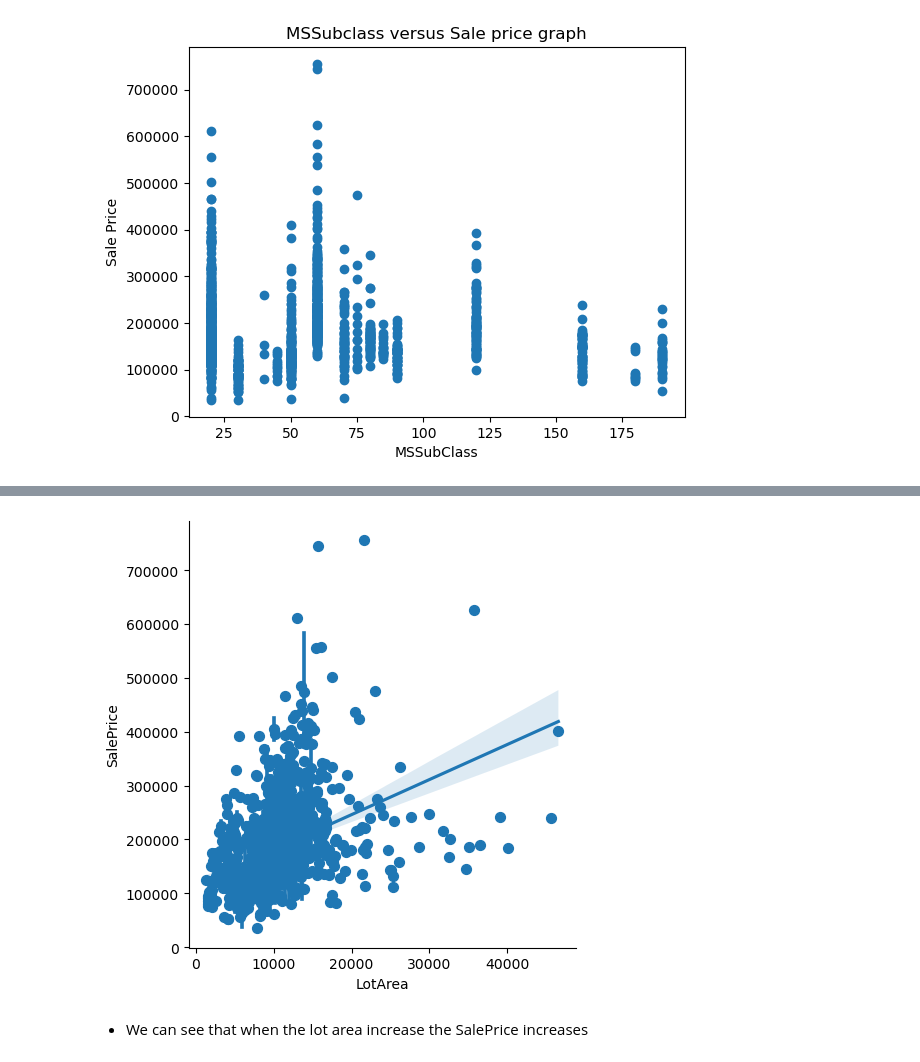
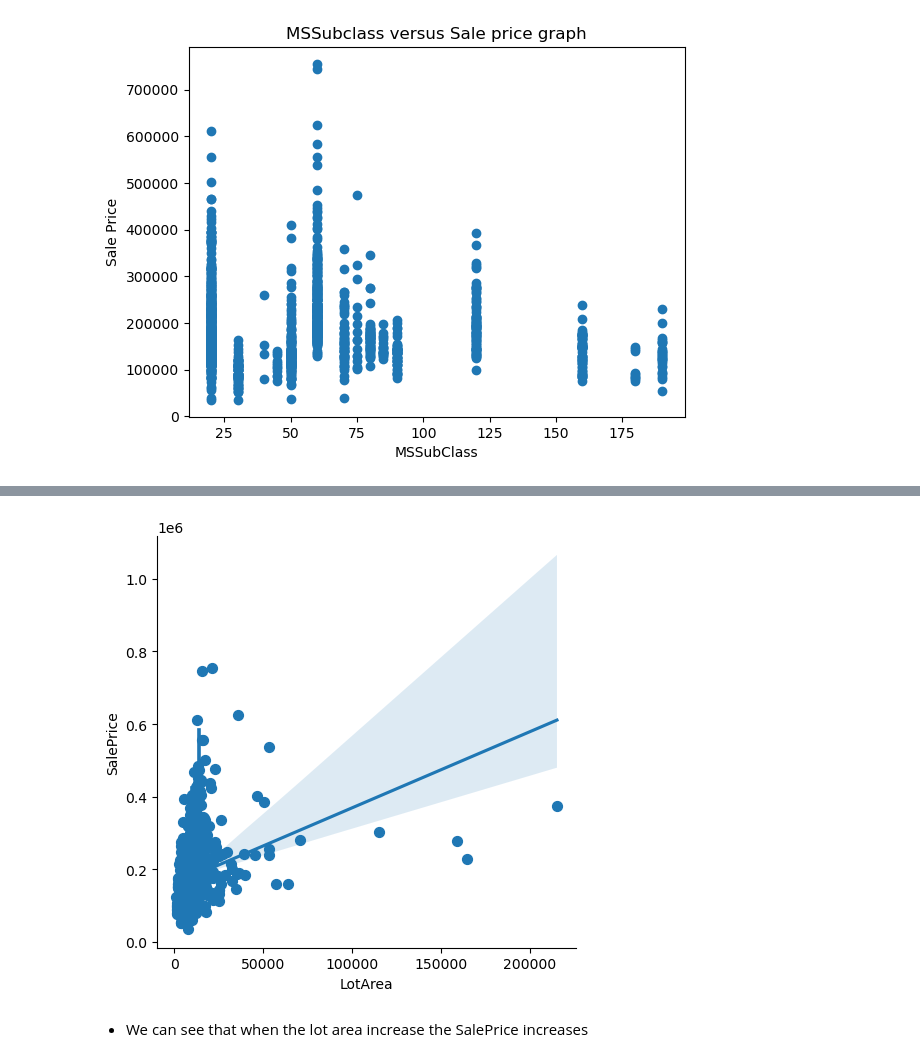
Before and after one commit to BilalDurmus08/house-prices-DS, a Jupyter notebook: end-to-end-house-price.ipynb, the cells around one changed output, grey strips where cells are left out. Saved outputs shown, nothing was run; the diff lists cells and outputs as text; code cells hidden in the pictures.

```diff
--- a/end-to-end-house-price.ipynb
+++ b/end-to-end-house-price.ipynb
@@ -77,8 +77,8 @@ import matplotlib.pyplot as plt
 import numpy as np
 import seaborn as sns
 # %%
-df = pd.read_csv('datas/train.csv')
-df.head()
+train = pd.read_csv('datas/train.csv')
+train.head()
 # %% [output]
 |  | Id | MSSubClass | MSZoning | LotFrontage | LotArea | Street | Alley | LotShape | LandContour | ... |
 | 0 | 1 | 60 | RL | 65.0 | 8450 | Pave | NaN | Reg | Lvl | ... |
@@ -169,7 +153,7 @@ df_1.tail()
 # %%
-sns.lmplot(x="LotArea", y="SalePrice", data=df_1, x_estimator=np.mean);
+sns.lmplot(x="LotArea", y="SalePrice", data=train, x_estimator=np.mean);
 # %% [output]
-[figure, old version]
+[figure, new version]
 # %% [markdown]
 * We can see that when the lot area increase the SalePrice increases
 # %%
```
Also changed, not shown: parts of 29 cells of this notebook.
